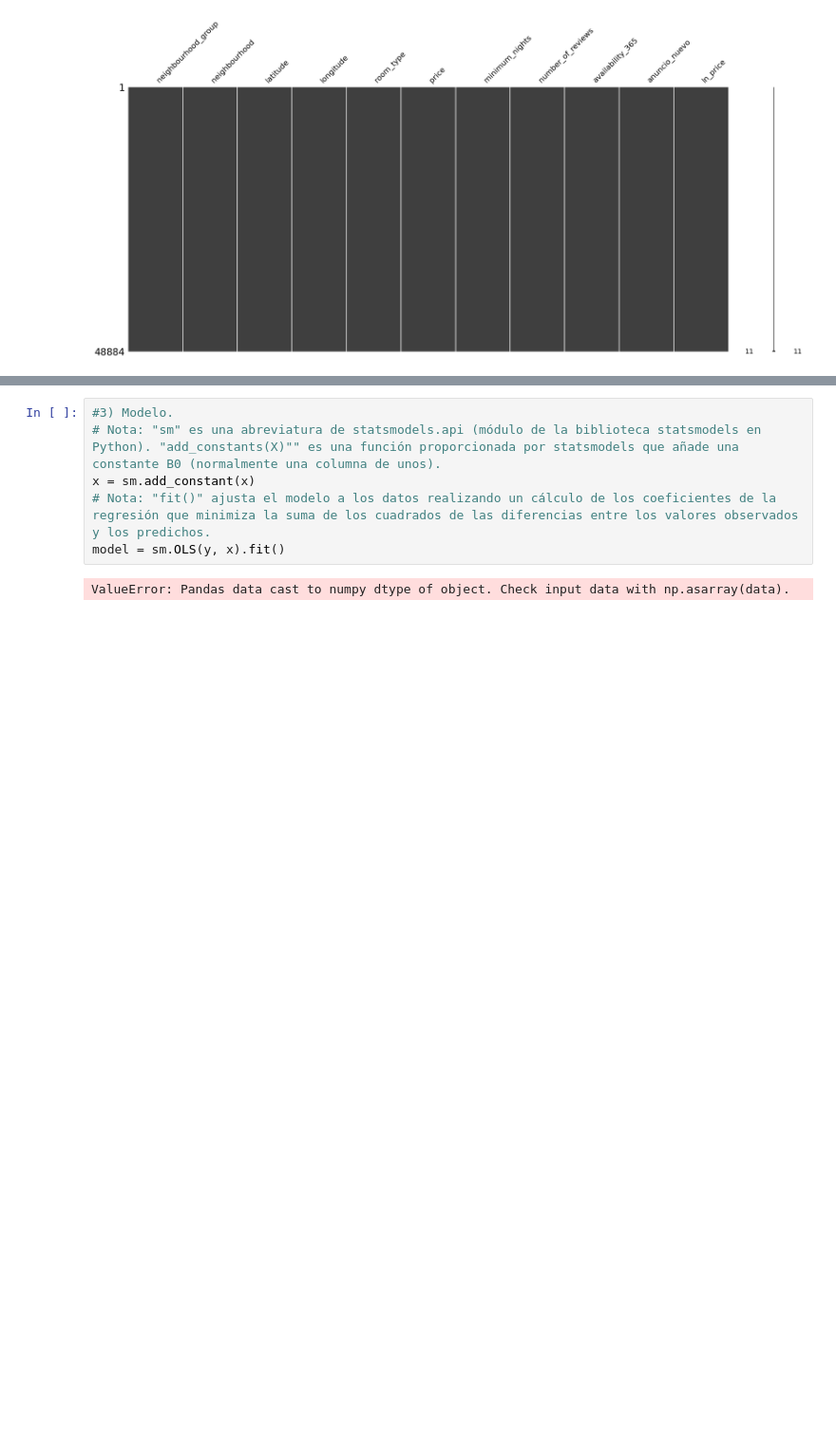
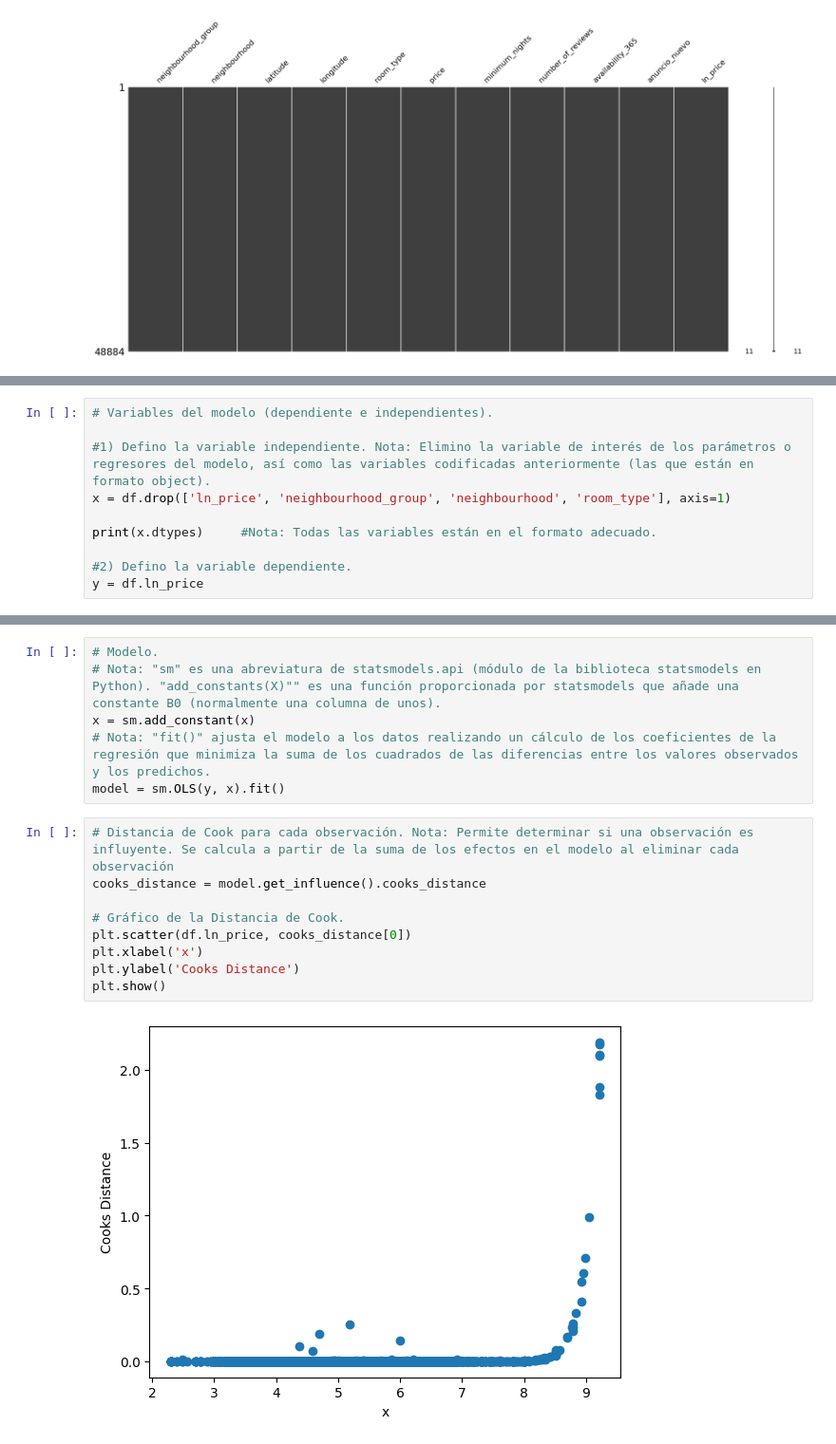
Before and after one commit to 4GeeksAcademy/Proyecto13_albaebauluz, a Jupyter notebook: src/explore.ipynb, the cells around one changed output, grey strips where cells are left out. Shown at 95% size. Saved outputs shown, nothing was run; the diff lists cells and outputs as text; blank space fills up the shorter version.

```diff
--- a/src/explore.ipynb
+++ b/src/explore.ipynb
@@ -389,0 +341,10 @@ dtype: object
+# %%
+# Variables del modelo (dependiente e independientes).
+
+#1) Defino la variable independiente. Nota: Elimino la variable de interés de los parámetros o regresores del modelo, así como las variables codificadas anteriormente (las que están en formato object).
+x = df.drop(['ln_price', 'neighbourhood_group', 'neighbourhood', 'room_type'], axis=1)
+
+print(x.dtypes)     #Nota: Todas las variables están en el formato adecuado.
+
+#2) Defino la variable dependiente.
+y = df.ln_price
@@ -390,8 +363,17 @@ dtype: object
 # %%
-#3) Modelo.
+# Modelo.
 # Nota: "sm" es una abreviatura de statsmodels.api (módulo de la biblioteca statsmodels en Python). "add_constants(X)"" es una función proporcionada por statsmodels que añade una constante B0 (normalmente una columna de unos).
 x = sm.add_constant(x)
 # Nota: "fit()" ajusta el modelo a los datos realizando un cálculo de los coeficientes de la regresión que minimiza la suma de los cuadrados de las diferencias entre los valores observados y los predichos.
 model = sm.OLS(y, x).fit()
-# %% [output]
-ValueError: Pandas data cast to numpy dtype of object. Check input data with np.asarray(data).
+# %%
+# Distancia de Cook para cada observación. Nota: Permite determinar si una observación es influyente. Se calcula a partir de la suma de los efectos en el modelo al eliminar cada observación
+cooks_distance = model.get_influence().cooks_distance
+
+# Gráfico de la Distancia de Cook.
+plt.scatter(df.ln_price, cooks_distance[0])
+plt.xlabel('x')
+plt.ylabel('Cooks Distance')
+plt.show()
+# %% [output]
+[figure, added]
```
Also changed, not shown: parts of 15 cells of this notebook.
